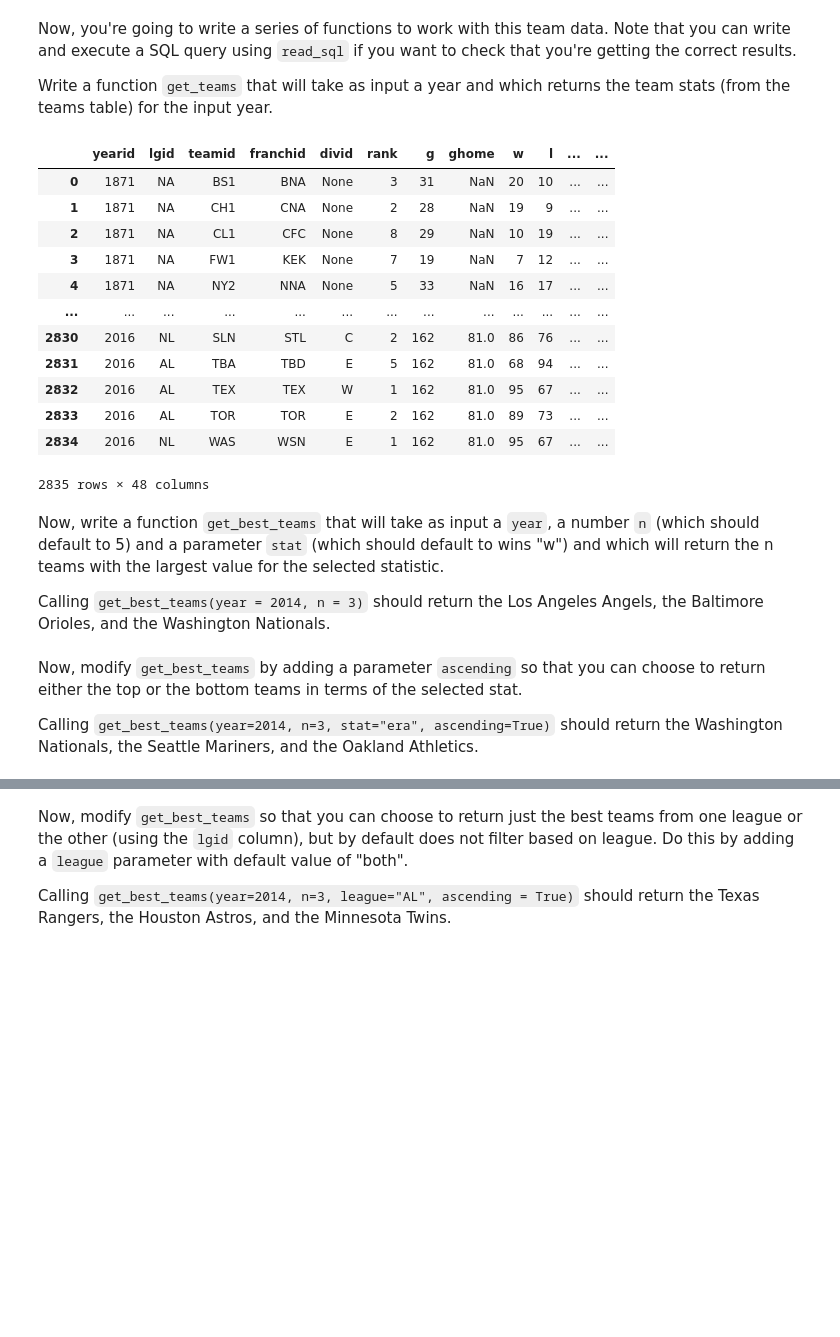
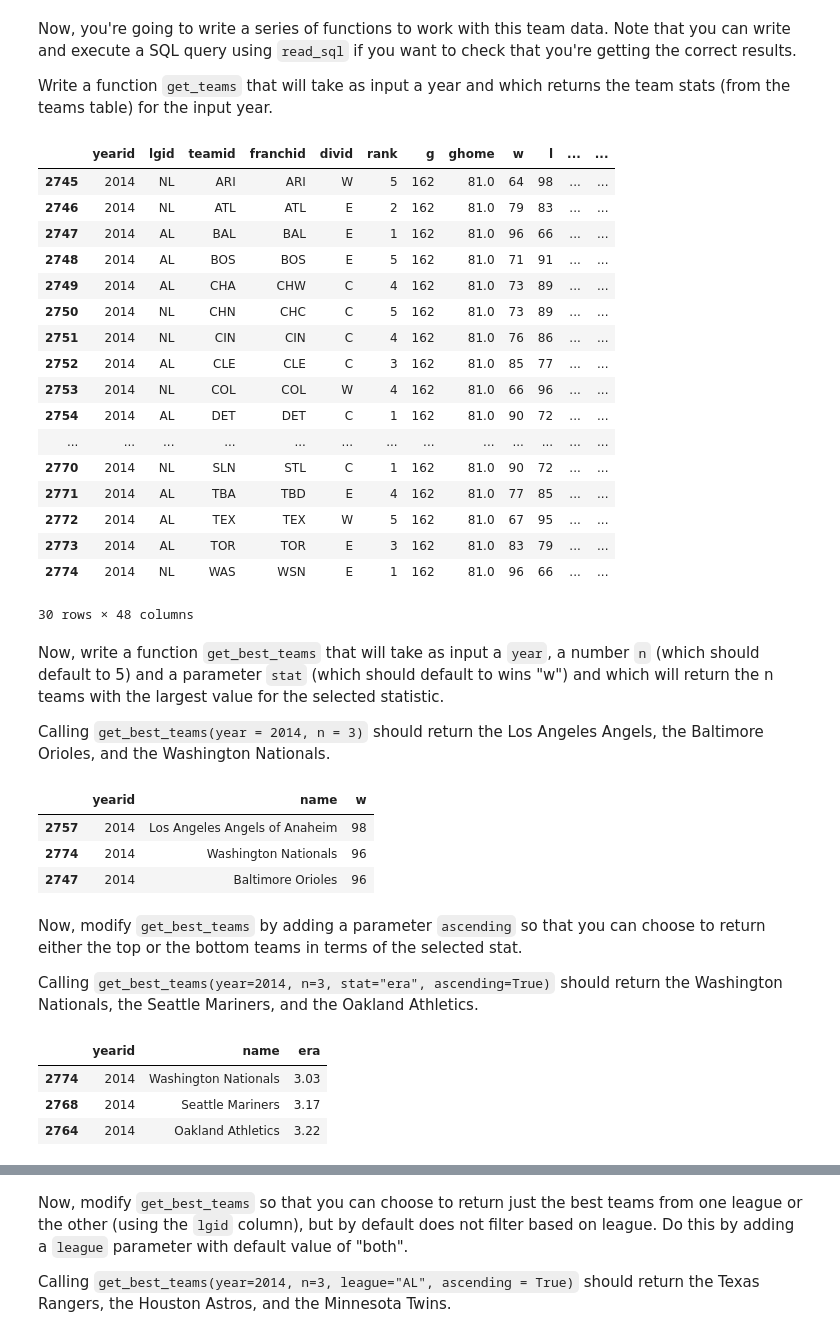
Before and after one commit to NSS-Data-Analytics-Cohort-10/loops-and-functions-rushichokshi, a Jupyter notebook: notebooks/Loops_and_Functions_Practice_DA10.ipynb, the cells around one changed output, grey strips where cells are left out. Cells and saved outputs as stored; diff of their text form; code cells hidden in the pictures; blank space fills up the shorter version.

```diff
--- a/notebooks/Loops_and_Functions_Practice_DA10.ipynb
+++ b/notebooks/Loops_and_Functions_Practice_DA10.ipynb
@@ -202,22 +202,32 @@ teams.head()
 Now, you're going to write a series of functions to work with this team data. Note that you can write and execute a SQL query using `read_sql` if you want to check that you're getting the correct results.
 
 Write a function `get_teams` that will take as input a year and which returns the team stats (from the teams table) for the input year.
-# %%
-teams
-# %% [output]
-|  | yearid | lgid | teamid | franchid | divid | rank | g | ghome | w | l | ... | ... |
-| 0 | 1871 | NA | BS1 | BNA | None | 3 | 31 | NaN | 20 | 10 | ... | ... |
-| 1 | 1871 | NA | CH1 | CNA | None | 2 | 28 | NaN | 19 | 9 | ... | ... |
-| 2 | 1871 | NA | CL1 | CFC | None | 8 | 29 | NaN | 10 | 19 | ... | ... |
-| 3 | 1871 | NA | FW1 | KEK | None | 7 | 19 | NaN | 7 | 12 | ... | ... |
-| 4 | 1871 | NA | NY2 | NNA | None | 5 | 33 | NaN | 16 | 17 | ... | ... |
-| ... | ... | ... | ... | ... | ... | ... | ... | ... | ... | ... | ... | ... |
-| 2830 | 2016 | NL | SLN | STL | C | 2 | 162 | 81.0 | 86 | 76 | ... | ... |
-| 2831 | 2016 | AL | TBA | TBD | E | 5 | 162 | 81.0 | 68 | 94 | ... | ... |
-| 2832 | 2016 | AL | TEX | TEX | W | 1 | 162 | 81.0 | 95 | 67 | ... | ... |
-| 2833 | 2016 | AL | TOR | TOR | E | 2 | 162 | 81.0 | 89 | 73 | ... | ... |
-| 2834 | 2016 | NL | WAS | WSN | E | 1 | 162 | 81.0 | 95 | 67 | ... | ... |
-2835 rows × 48 columns
+# %%
+def get_teams(year):
+    """Takes a year as input and returns the team stats (from the teams table) for the input year"""
+    output = teams[teams['yearid']==year]
+    return output
+# %%
+get_teams(2014)
+# %% [output]
+|  | yearid | lgid | teamid | franchid | divid | rank | g | ghome | w | l | ... | ... |
+| 2745 | 2014 | NL | ARI | ARI | W | 5 | 162 | 81.0 | 64 | 98 | ... | ... |
+| 2746 | 2014 | NL | ATL | ATL | E | 2 | 162 | 81.0 | 79 | 83 | ... | ... |
+| 2747 | 2014 | AL | BAL | BAL | E | 1 | 162 | 81.0 | 96 | 66 | ... | ... |
+| 2748 | 2014 | AL | BOS | BOS | E | 5 | 162 | 81.0 | 71 | 91 | ... | ... |
+| 2749 | 2014 | AL | CHA | CHW | C | 4 | 162 | 81.0 | 73 | 89 | ... | ... |
+| 2750 | 2014 | NL | CHN | CHC | C | 5 | 162 | 81.0 | 73 | 89 | ... | ... |
+| 2751 | 2014 | NL | CIN | CIN | C | 4 | 162 | 81.0 | 76 | 86 | ... | ... |
+| 2752 | 2014 | AL | CLE | CLE | C | 3 | 162 | 81.0 | 85 | 77 | ... | ... |
+| 2753 | 2014 | NL | COL | COL | W | 4 | 162 | 81.0 | 66 | 96 | ... | ... |
+| 2754 | 2014 | AL | DET | DET | C | 1 | 162 | 81.0 | 90 | 72 | ... | ... |
+| ... | ... | ... | ... | ... | ... | ... | ... | ... | ... | ... | ... | ... |
+| 2770 | 2014 | NL | SLN | STL | C | 1 | 162 | 81.0 | 90 | 72 | ... | ... |
+| 2771 | 2014 | AL | TBA | TBD | E | 4 | 162 | 81.0 | 77 | 85 | ... | ... |
+| 2772 | 2014 | AL | TEX | TEX | W | 5 | 162 | 81.0 | 67 | 95 | ... | ... |
+| 2773 | 2014 | AL | TOR | TOR | E | 3 | 162 | 81.0 | 83 | 79 | ... | ... |
+| 2774 | 2014 | NL | WAS | WSN | E | 1 | 162 | 81.0 | 96 | 66 | ... | ... |
+30 rows × 48 columns
 # %% [markdown]
 Now, write a function `get_best_teams` that will take as input a `year`, a number `n` (which should default to 5) and a parameter `stat` (which should default to wins "w") and which will return the n teams with the largest value for the selected statistic.
 
@@ -227,3 +240,10 @@ Calling `get_best_teams(year = 2014, n = 3)` should return the Los Angeles Angel
+# %%
+get_best_teams(year=2014,n=3)
+# %% [output]
+|  | yearid | name | w |
+| 2757 | 2014 | Los Angeles Angels of Anaheim | 98 |
+| 2774 | 2014 | Washington Nationals | 96 |
+| 2747 | 2014 | Baltimore Orioles | 96 |
 # %% [markdown]
 Now, modify `get_best_teams` by adding a parameter `ascending` so that you can choose to return either the top or the bottom teams in terms of the selected stat.
 
@@ -232,0 +256,7 @@ Calling `get_best_teams(year=2014, n=3, stat="era", ascending=True)` should retu
+# %%
+teams[teams['yearid']==2014].sort_values('era',ascending=True)[['yearid','name','era']].head(3)
+# %% [output]
+|  | yearid | name | era |
+| 2774 | 2014 | Washington Nationals | 3.03 |
+| 2768 | 2014 | Seattle Mariners | 3.17 |
+| 2764 | 2014 | Oakland Athletics | 3.22 |
```
Also changed, not shown: parts of 12 cells of this notebook.
